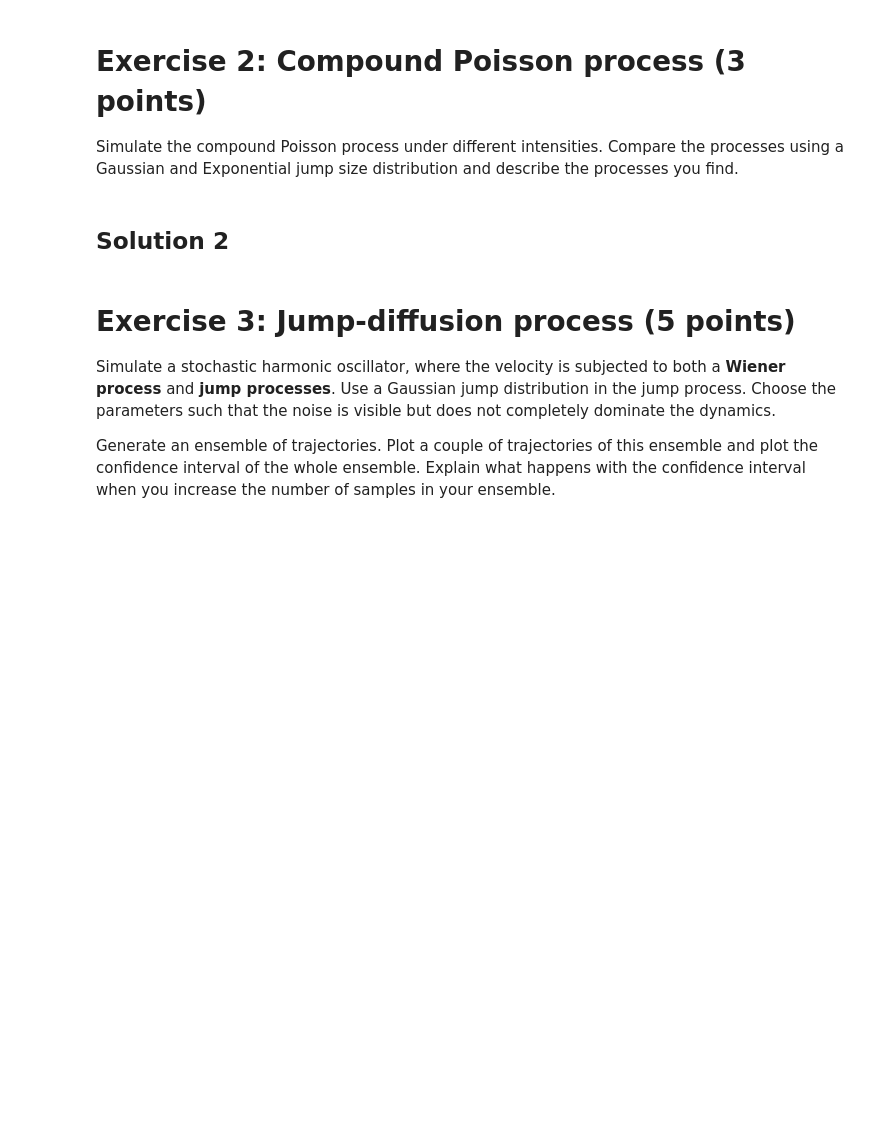
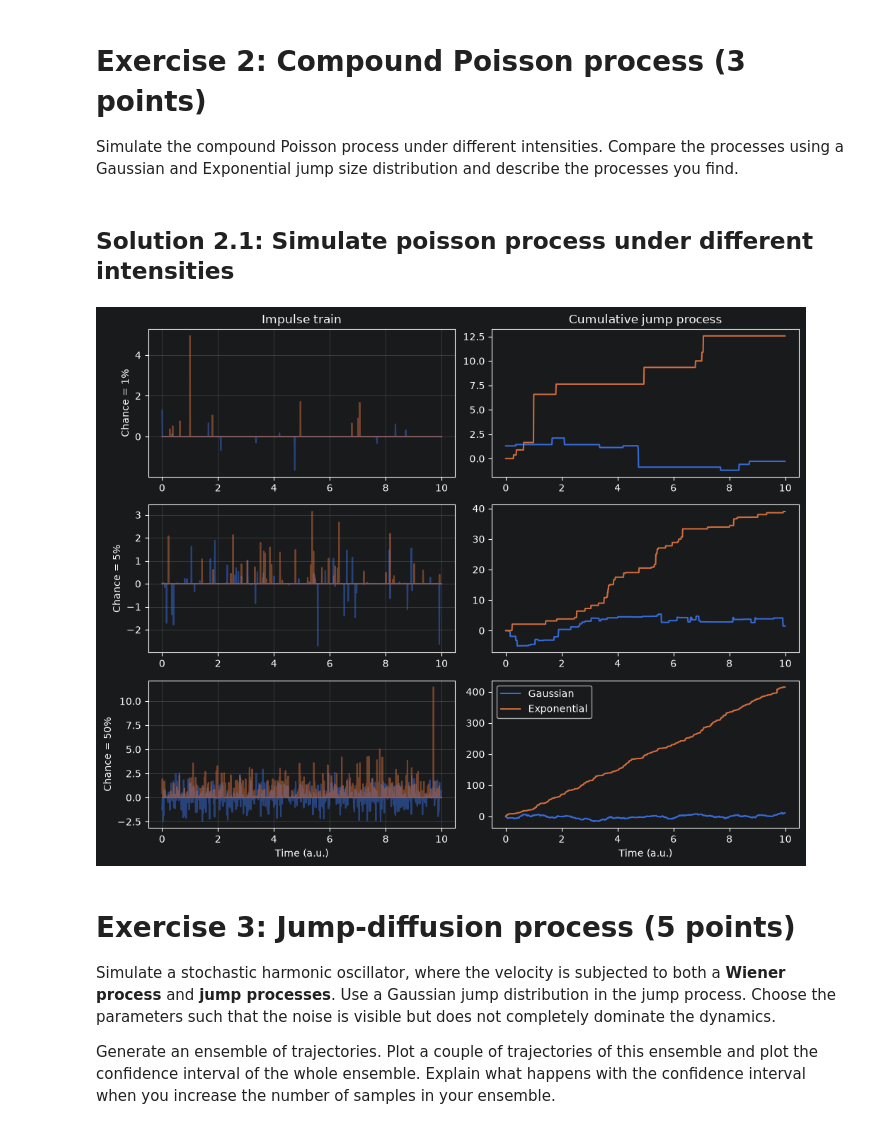
Before and after one commit to samschilder02/exercises_ComplexAdaptiveSystems_SOW-MKI49, a Jupyter notebook: CAS assignment 4.ipynb, the cells around one changed output. Drawn from its saved outputs; the diff is of its cells as text; code cells hidden in the pictures; blank space fills up the shorter version.

```diff
--- a/CAS assignment 4.ipynb
+++ b/CAS assignment 4.ipynb
@@ -25,7 +29,7 @@ def Wiener_process(state, epsilon, dt):
 # time paremeters
 t0, tn, dt = 0, 1, 0.001
 t = jnp.arange(t0, tn, dt)
-N = int((tn-t0)/dt)
+N = len(t)
 n_sims = 10  # number of simulations
 x0s = jnp.zeros(n_sims)  # starting states for number of simulations
 
@@ -61,7 +65,56 @@ plt.show()
 
 Simulate the compound Poisson process under different intensities. Compare the processes using a Gaussian and Exponential jump size distribution and describe the processes you find.
 # %% [markdown]
-## Solution 2
+## Solution 2.1: Simulate poisson process under different intensities
+# %%
+chances = [0.01, 0.05, 0.50]  # chance of jump happening
+
+# define time parameters
+t0 = 0
+tN = 10
+dt = 0.01
+t = jnp.arange(t0, tN, dt)
+N = len(t)  # number of samples
+
+# plot
+fig, ax = plt.subplots(len(chances), 2, figsize=(10, 8))
+key = jax.random.PRNGKey(0)
+
+for i, chance in enumerate(chances):
+    # define random process
+    key, subkey1, subkey2, subkey3 = jax.random.split(key, 4)
+
+    tK_chance_gaussian = jax.random.uniform(subkey1, shape=(N,))  # generate N distributed numbers
+    tK_gaussian = jnp.where(tK_chance_gaussian <= chance, 1, 0)  # sequence with 5% chance of 1 & 95% chance of 0
+    shot_noise = jax.random.normal(subkey2, shape=(N,))
+    shots_gaussian = tK_gaussian * shot_noise
+
+    tk_chance_exponential = jax.random.exponential(key, shape=(N,)) # generate N exponentially distributed numbers
+    tK_exponential = jnp.where(tk_chance_exponential <= chance, 1, 0)
+    shots_exponential = tK_exponential * jax.random.exponential(subkey3, shape=(N,))
+
+    # simulate cumulative jump process
+    trajectories_gaussian = jnp.cumsum(shots_gaussian)
+    trajectories_exponential = jnp.cumsum(shots_exponential)
+
+    ax[i, 0].plot(t, shots_gaussian, label="Gaussian", alpha=0.5)  # impulse train
+    ax[i, 0].plot(t, shots_exponential, label="Exponential", alpha=0.5)
+    ax[i, 0].set_ylabel(f'Chance = {chance*100:.0f}%')
+    ax[i, 0].grid(True, alpha=0.3)
+
+    ax[i, 1].plot(t, trajectories_gaussian, label="Gaussian")  # simulate cumulative jump process
+    ax[i, 1].plot(t, trajectories_exponential, label="Exponential")
+
+ax[0,0].set_title('Impulse train')
+ax[0,1].set_title('Cumulative jump process')
+ax[-1,0].set_xlabel('Time (a.u.)')
+ax[-1,1].set_xlabel('Time (a.u.)')
+
+plt.legend()
+plt.tight_layout()
+plt.show()
+# %% [output]
+[figure, added]
 # %% [markdown]
 # Exercise 3: Jump-diffusion process (5 points)
 
```
Also changed, not shown: parts of 2 cells of this notebook.
